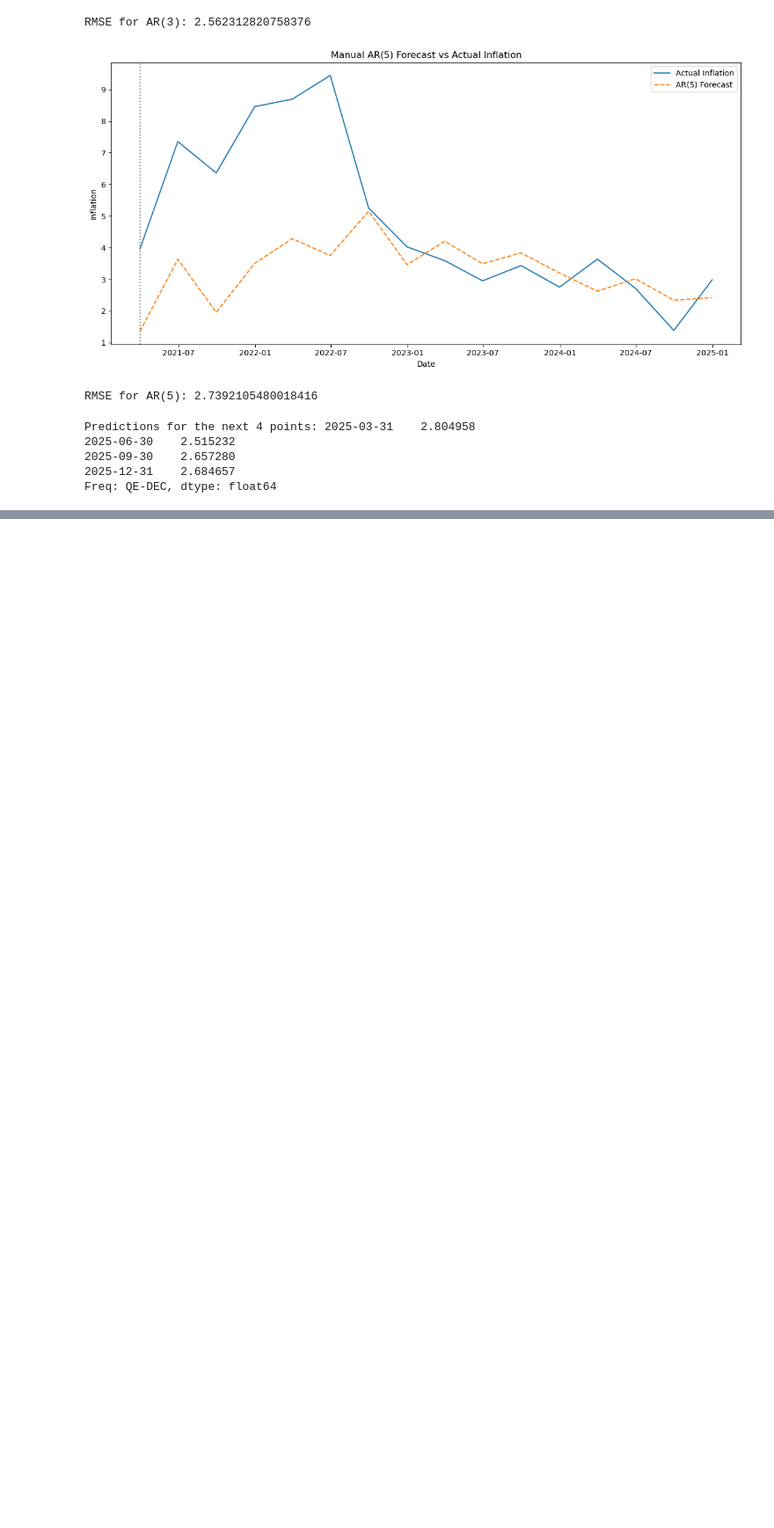
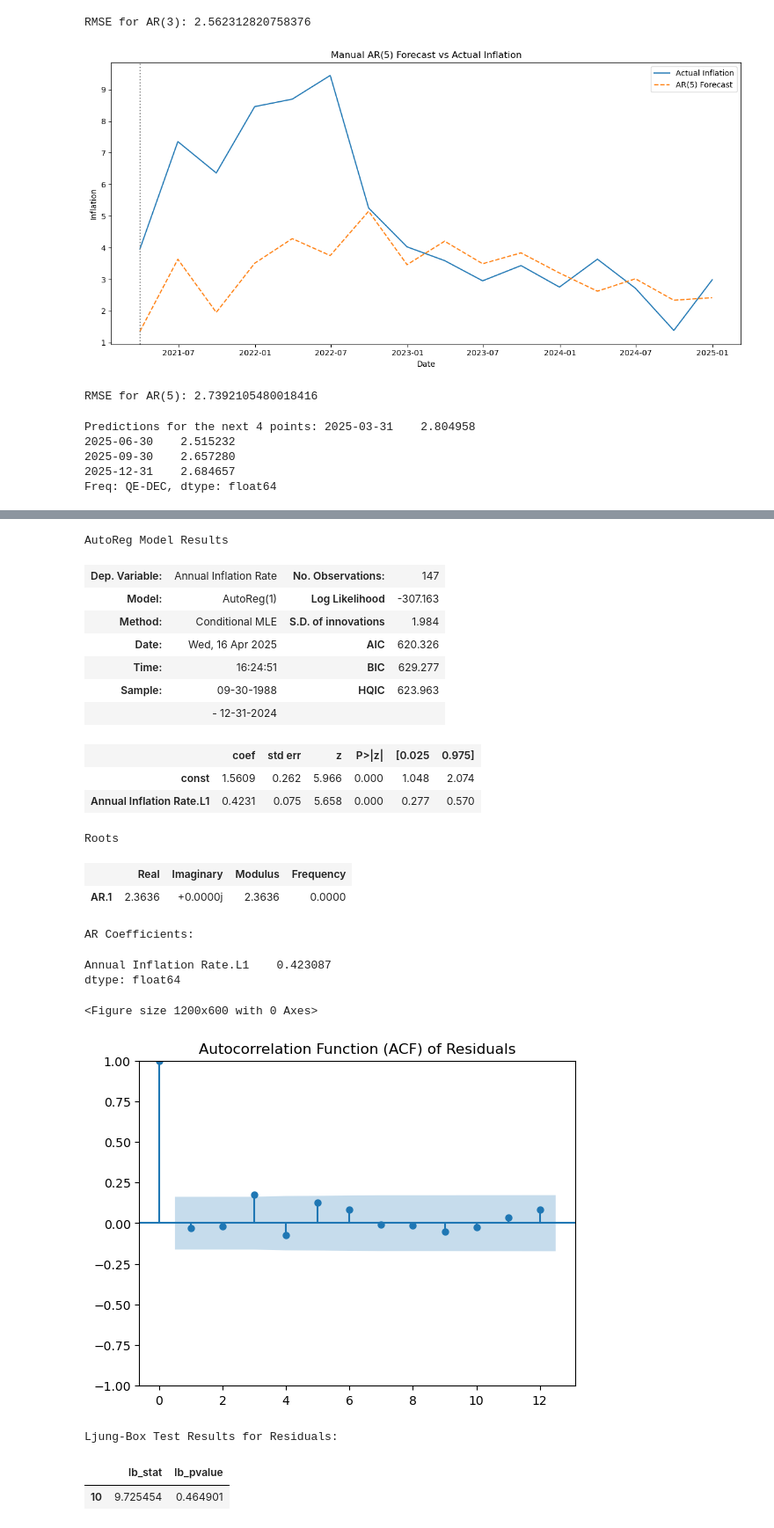
Before and after one commit to gagrawal009/FE5213-Quantitative-Macroeconomics-with-Python, a Jupyter notebook: Part 2/US_Project updated.ipynb, the cells around one changed output, grey strips where cells are left out. Shown at 88% size. Drawn from its saved outputs; the diff is of its cells as text; code cells hidden in the pictures; blank space fills up the shorter version.

```diff
--- a/Part 2/US_Project updated.ipynb
+++ b/Part 2/US_Project updated.ipynb
@@ -947,0 +1063,61 @@ XGBoost Rolling RMSE: 2.4481
+# %%
+def calculate_AR_model(df_inflation, lags):
+
+    # Extract the 'Annual Inflation Rate' column
+    inflation_rates = df_inflation['Annual Inflation Rate']
+
+    # Fit the AR model
+    model = AutoReg(inflation_rates, lags=lags)
+    model_fit = model.fit()
+
+    # Print the model summary
+    display(model_fit.summary())
+
+    # Get the AR coefficients (excluding the intercept term)
+    ar_coef = model_fit.params[1:]
+
+    # Print AR coefficients
+    print("\nAR Coefficients:")
+    display(ar_coef)
+
+    # Get the residuals
+    residuals = model_fit.resid
+
+    # Plot the ACF of residuals
+    plt.figure(figsize=(12, 6))
+    plot_acf(residuals, lags=12, alpha=0.05)
+    plt.title("Autocorrelation Function (ACF) of Residuals")
+    plt.show()
+
+    # Perform the Ljung-Box test on residuals
+    lb_test = acorr_ljungbox(residuals, lags=[10], return_df=True)
+    print("Ljung-Box Test Results for Residuals:")
+    display(lb_test)
+
+    # Return results
+    return model_fit, ar_coef, lb_test, residuals
+# %%
+model_fit, ar_coef, lb_test, residuals = calculate_AR_model(df_inflation, lags=1)
+# %% [output]
+AutoReg Model Results
+| Dep. Variable: | Annual Inflation Rate | No. Observations: | 147 |
+| Model: | AutoReg(1) | Log Likelihood | -307.163 |
+| Method: | Conditional MLE | S.D. of innovations | 1.984 |
+| Date: | Wed, 16 Apr 2025 | AIC | 620.326 |
+| Time: | 16:24:51 | BIC | 629.277 |
+| Sample: | 09-30-1988 | HQIC | 623.963 |
+|  | - 12-31-2024 |  |  |
+|  | coef | std err | z | P>|z| | [0.025 | 0.975] |
+| const | 1.5609 | 0.262 | 5.966 | 0.000 | 1.048 | 2.074 |
+| Annual Inflation Rate.L1 | 0.4231 | 0.075 | 5.658 | 0.000 | 0.277 | 0.570 |
+Roots
+|  | Real | Imaginary | Modulus | Frequency |
+| AR.1 | 2.3636 | +0.0000j | 2.3636 | 0.0000 |
+AR Coefficients:
+Annual Inflation Rate.L1    0.423087
+dtype: float64
+<Figure size 1200x600 with 0 Axes>
+[figure, added]
+Ljung-Box Test Results for Residuals:
+|  | lb_stat | lb_pvalue |
+| 10 | 9.725454 | 0.464901 |
```
Also changed, not shown: parts of 32 cells of this notebook.
